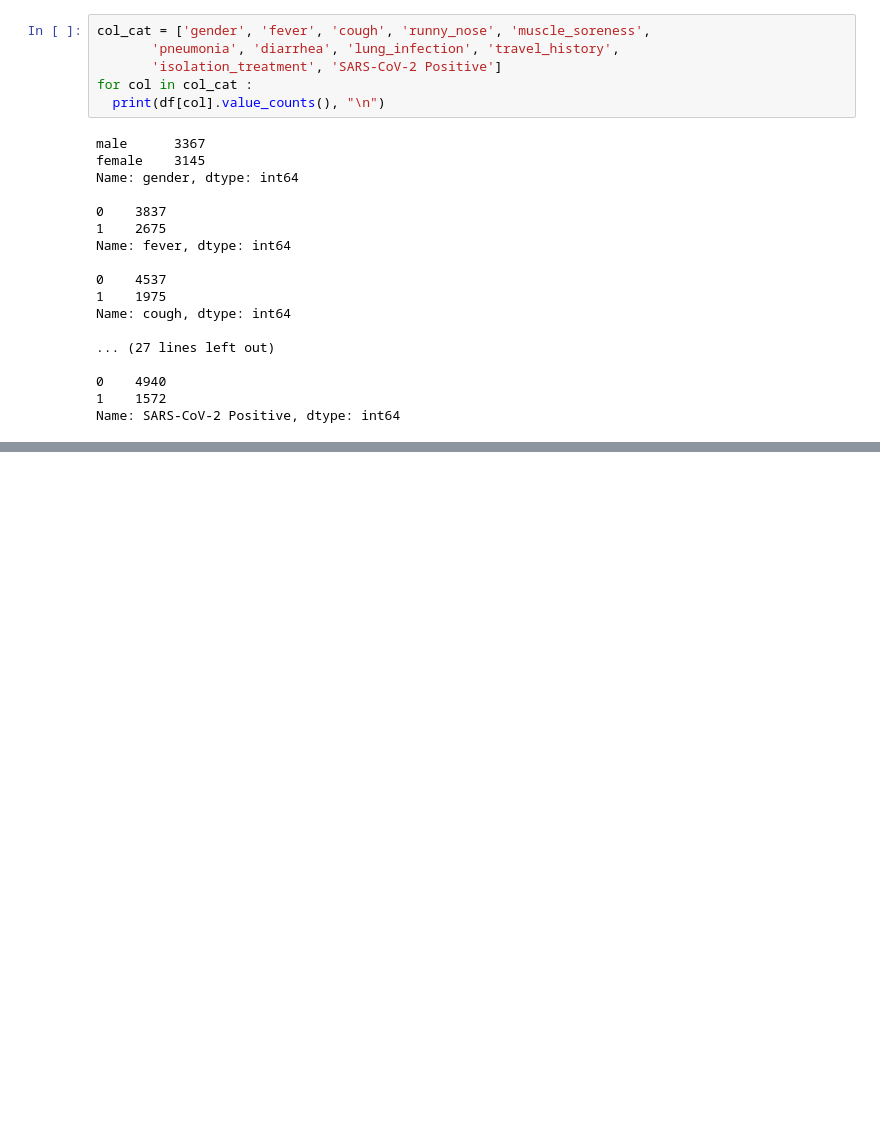
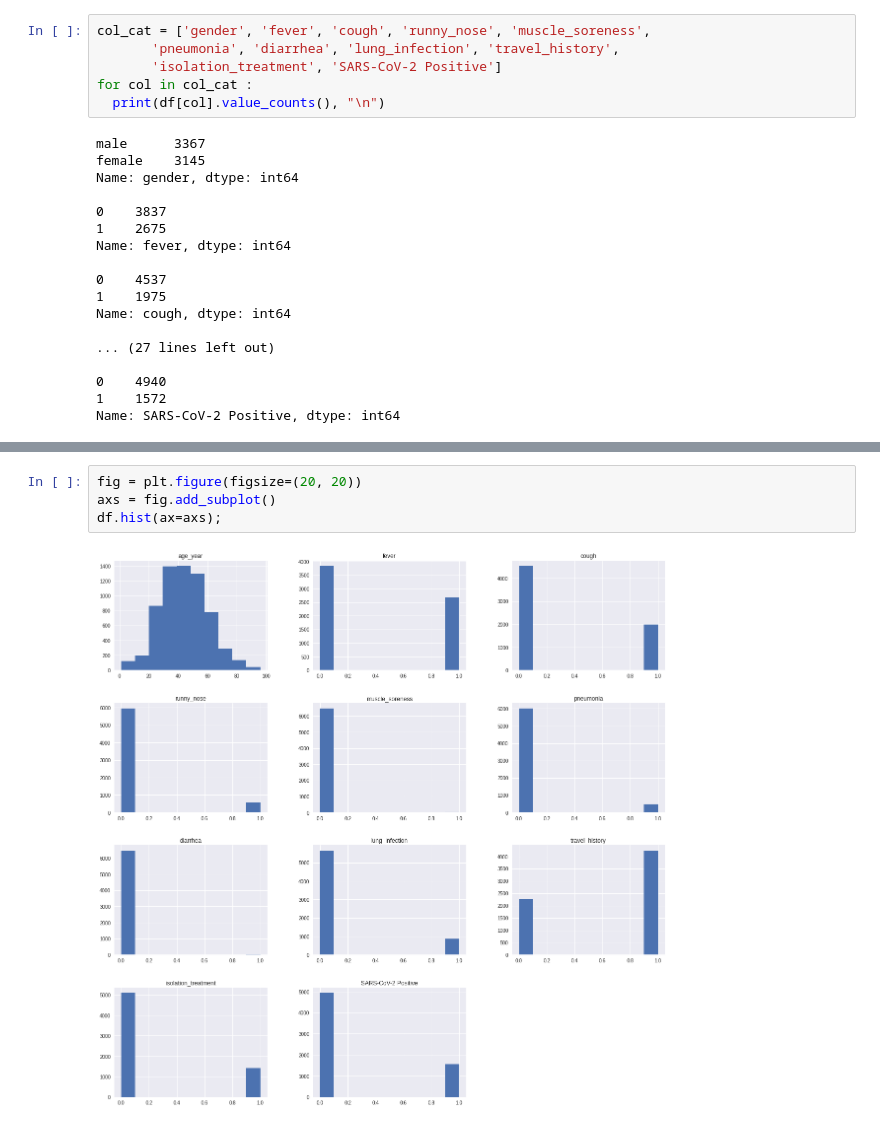
Before and after one commit to DocBot-Bangkit-2021/DocBot-MachineLearningModels, a Jupyter notebook: Covid-19/Covid19_Baseline_Model.ipynb, the cells around one changed output, grey strips where cells are left out. Drawn from its saved outputs; the diff is of its cells as text; blank space fills up the shorter version.

```diff
--- a/Covid-19/Covid19_Baseline_Model.ipynb
+++ b/Covid-19/Covid19_Baseline_Model.ipynb
@@ -197,0 +217,6 @@ Name: SARS-CoV-2 Positive, dtype: int64
+# %%
+fig = plt.figure(figsize=(20, 20))
+axs = fig.add_subplot()
+df.hist(ax=axs);
+# %% [output]
+[figure, added]
```
Also changed, not shown: parts of 5 cells of this notebook.
